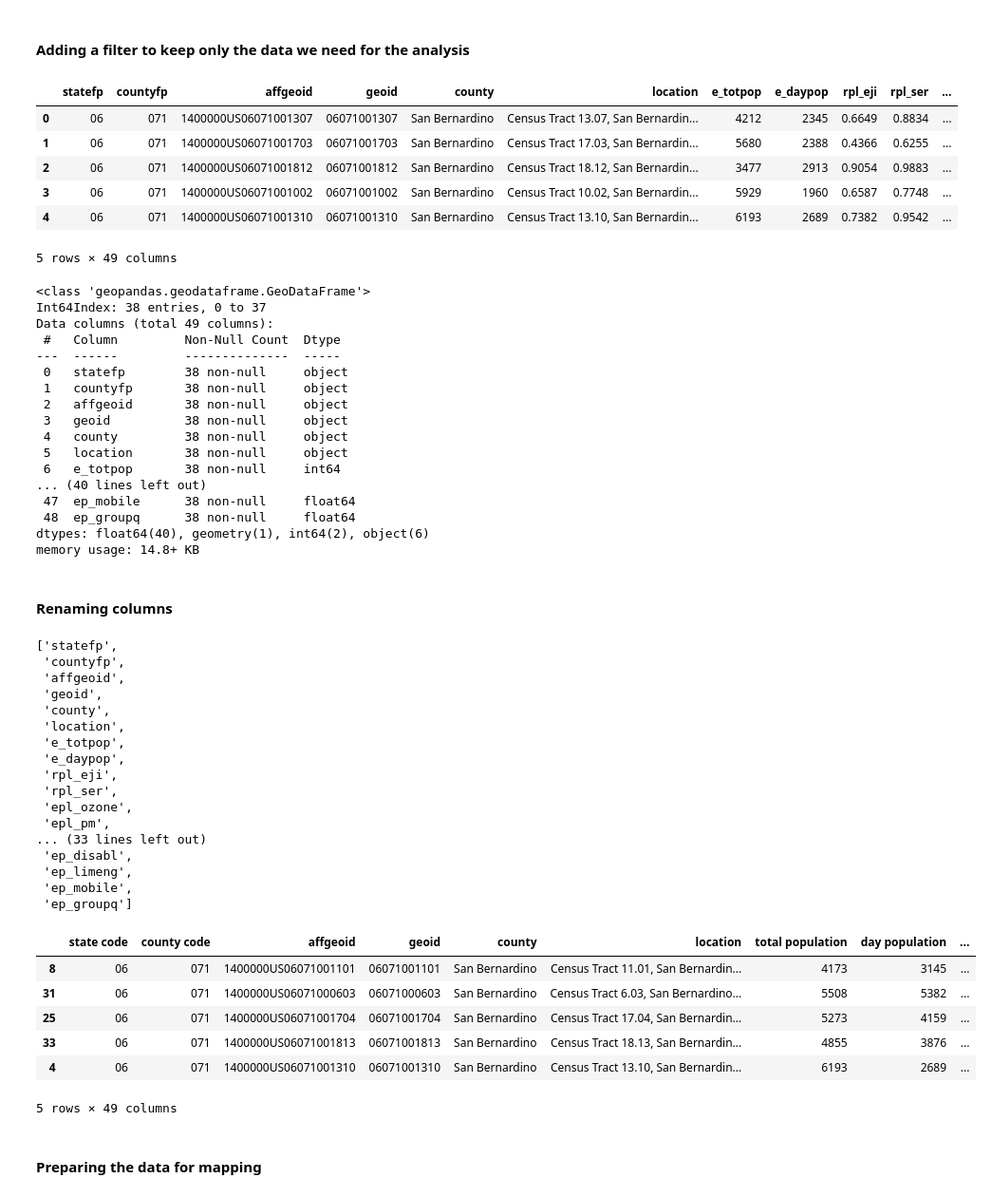
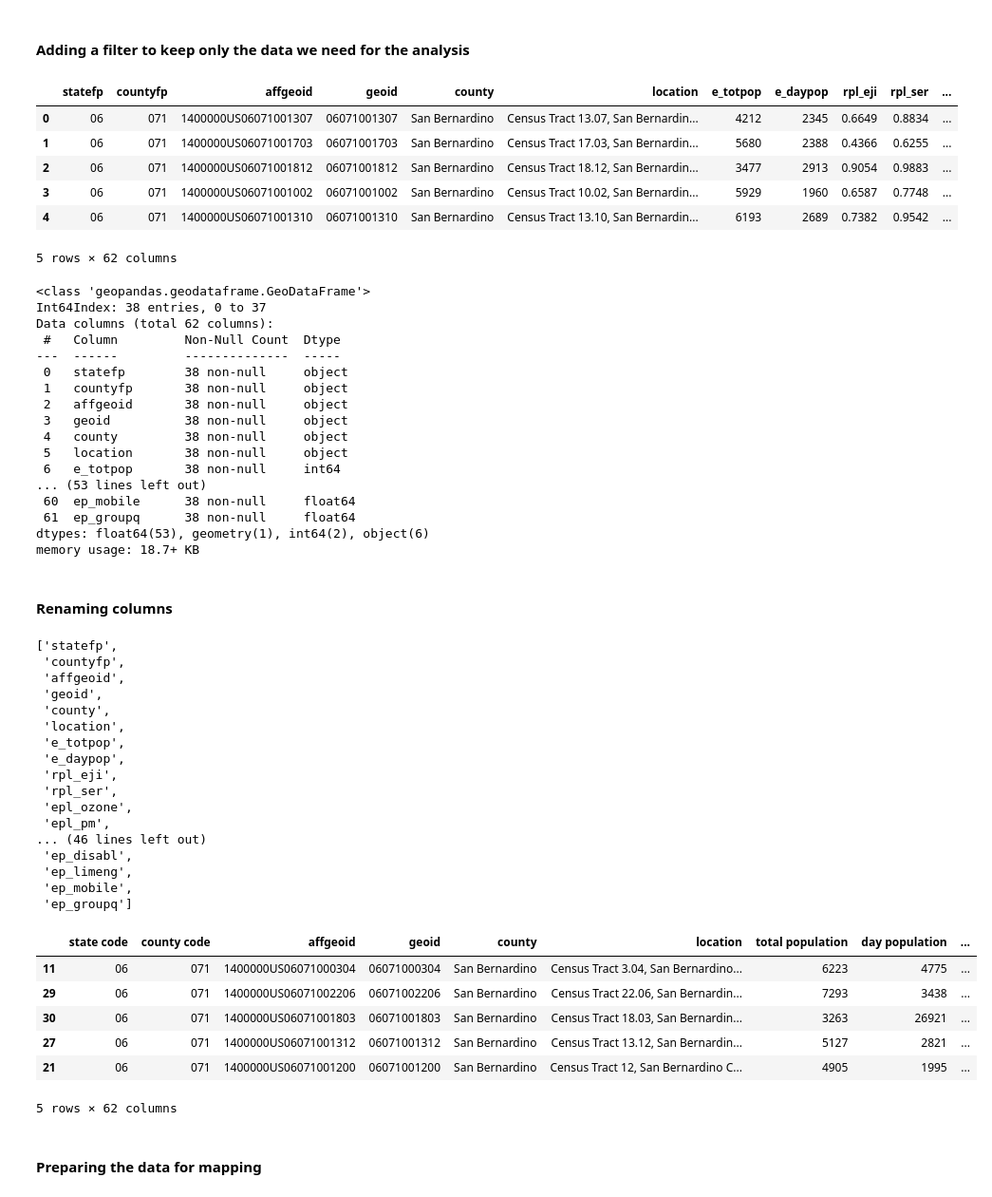
Before and after one commit to rg-al/UP221-cargo, a Jupyter notebook: Project Materials/EJIData.ipynb, the cells around one changed output. Shown: that part at 95% size. Drawn from its saved outputs; the diff is of its cells as text; code cells hidden in the pictures.

```diff
--- a/Project Materials/EJIData.ipynb
+++ b/Project Materials/EJIData.ipynb
@@ -199,7 +199,21 @@ columns_to_keep2 = ['statefp',
                    'SHAPE__Length',
                    'SHAPE__Area',
                    'geometry_y',
-                    #demographic indicadors
+                    #demographic indicadors percentile rank
+                    'epl_minrty',
+                     'epl_pov200',
+                     'epl_nohsdp',
+                     'epl_unemp',
+                     'epl_renter',
+                     'epl_houbdn',
+                     'epl_uninsur',
+                     'epl_noint',
+                     'epl_age65',
+                     'epl_age17',
+                     'epl_disabl',
+                     'epl_limeng',
+                     'epl_mobile',
+                    #demographic indicators percentages
                     'ep_minrty',
                      'ep_pov200',
                      'ep_nohsdp',
@@ -226,13 +240,13 @@ EJIdata3.head()
 | 2 | 06 | 071 | 1400000US06071001812 | 06071001812 | San Bernardino | Census Tract 18.12, San Bernardin... | 3477 | 2913 | 0.9054 | 0.9883 | ... |
 | 3 | 06 | 071 | 1400000US06071001002 | 06071001002 | San Bernardino | Census Tract 10.02, San Bernardin... | 5929 | 1960 | 0.6587 | 0.7748 | ... |
 | 4 | 06 | 071 | 1400000US06071001310 | 06071001310 | San Bernardino | Census Tract 13.10, San Bernardin... | 6193 | 2689 | 0.7382 | 0.9542 | ... |
-5 rows × 49 columns
+5 rows × 62 columns
 # %%
 EJIdata3.info()
 # %% [output]
 <class 'geopandas.geodataframe.GeoDataFrame'>
 Int64Index: 38 entries, 0 to 37
-Data columns (total 49 columns):
+Data columns (total 62 columns):
  #   Column         Non-Null Count  Dtype
 ---  ------         --------------  -----
  0   statefp        38 non-null     object
@@ -242,11 +256,11 @@ Data columns (total 49 columns):
  4   county         38 non-null     object
  5   location       38 non-null     object
  6   e_totpop       38 non-null     int64
-... (40 lines left out)
- 47  ep_mobile      38 non-null     float64
- 48  ep_groupq      38 non-null     float64
-dtypes: float64(40), geometry(1), int64(2), object(6)
-memory usage: 14.8+ KB
+... (53 lines left out)
+ 60  ep_mobile      38 non-null     float64
+ 61  ep_groupq      38 non-null     float64
+dtypes: float64(53), geometry(1), int64(2), object(6)
+memory usage: 18.7+ KB
 # %% [markdown]
 #### Renaming columns
 # %%
@@ -266,7 +280,7 @@ columns
  'rpl_ser',
  'epl_ozone',
  'epl_pm',
-... (33 lines left out)
+... (46 lines left out)
  'ep_disabl',
  'ep_limeng',
  'ep_mobile',
@@ -309,40 +323,54 @@ EJIdata3.columns = ['state code',
  'high blood pressure rank',
  'asthma rank',
  'cancer rank',
  'diabetes rank',
  'mental health rank',
  #geometric data
  'SHAPE__Length',
  'SHAPE__Area',
  'geometry',
-#demographic indicadors
+'minority rank',
+ 'below 200% poverty rank',
+#demographic indicators (rank)
+'No hs diploma rank',
+'Unemployed rank',
+'Renter rank',
+'Households less than $75k rank',
+'Uninsured rank',
+'No internet rank',
+'Over 65 rank',
+'Under 17 rank',
+'Disability rank',
+'Speak limited english rank',
+'Mobile home rank',
+#demographic indicadors (percentages)
  '% minority',
  '% below poverty',
  '% no high school diploma',
  '% unemployed',
  '% renter',
  '% households < $75,000',
  '% uninsured',
  '% no internet',
  '% age 65+',
  '% age 17 or younger',
  '% with disability',
  '% limited english',
  '% mobile home',
  '% group quarters',
   ]
 
 
 # printing a sample of the data with the new column names
 EJIdata3.sample(5)
 # %% [output]
 |  | state code | county code | affgeoid | geoid | county | location | total population | day population | ... |
-| 8 | 06 | 071 | 1400000US06071001101 | 06071001101 | San Bernardino | Census Tract 11.01, San Bernardin... | 4173 | 3145 | ... |
-| 31 | 06 | 071 | 1400000US06071000603 | 06071000603 | San Bernardino | Census Tract 6.03, San Bernardino... | 5508 | 5382 | ... |
-| 25 | 06 | 071 | 1400000US06071001704 | 06071001704 | San Bernardino | Census Tract 17.04, San Bernardin... | 5273 | 4159 | ... |
-| 33 | 06 | 071 | 1400000US06071001813 | 06071001813 | San Bernardino | Census Tract 18.13, San Bernardin... | 4855 | 3876 | ... |
-| 4 | 06 | 071 | 1400000US06071001310 | 06071001310 | San Bernardino | Census Tract 13.10, San Bernardin... | 6193 | 2689 | ... |
+| 11 | 06 | 071 | 1400000US06071000304 | 06071000304 | San Bernardino | Census Tract 3.04, San Bernardino... | 6223 | 4775 | ... |
+| 29 | 06 | 071 | 1400000US06071002206 | 06071002206 | San Bernardino | Census Tract 22.06, San Bernardin... | 7293 | 3438 | ... |
+| 30 | 06 | 071 | 1400000US06071001803 | 06071001803 | San Bernardino | Census Tract 18.03, San Bernardin... | 3263 | 26921 | ... |
+| 27 | 06 | 071 | 1400000US06071001312 | 06071001312 | San Bernardino | Census Tract 13.12, San Bernardin... | 5127 | 2821 | ... |
+| 21 | 06 | 071 | 1400000US06071001200 | 06071001200 | San Bernardino | Census Tract 12, San Bernardino C... | 4905 | 1995 | ... |
-5 rows × 49 columns
+5 rows × 62 columns
 # %% [markdown]
 #### Preparing the data for mapping
 # %%
```
Also changed, not shown: parts of 2 cells of this notebook, 2 other files.
